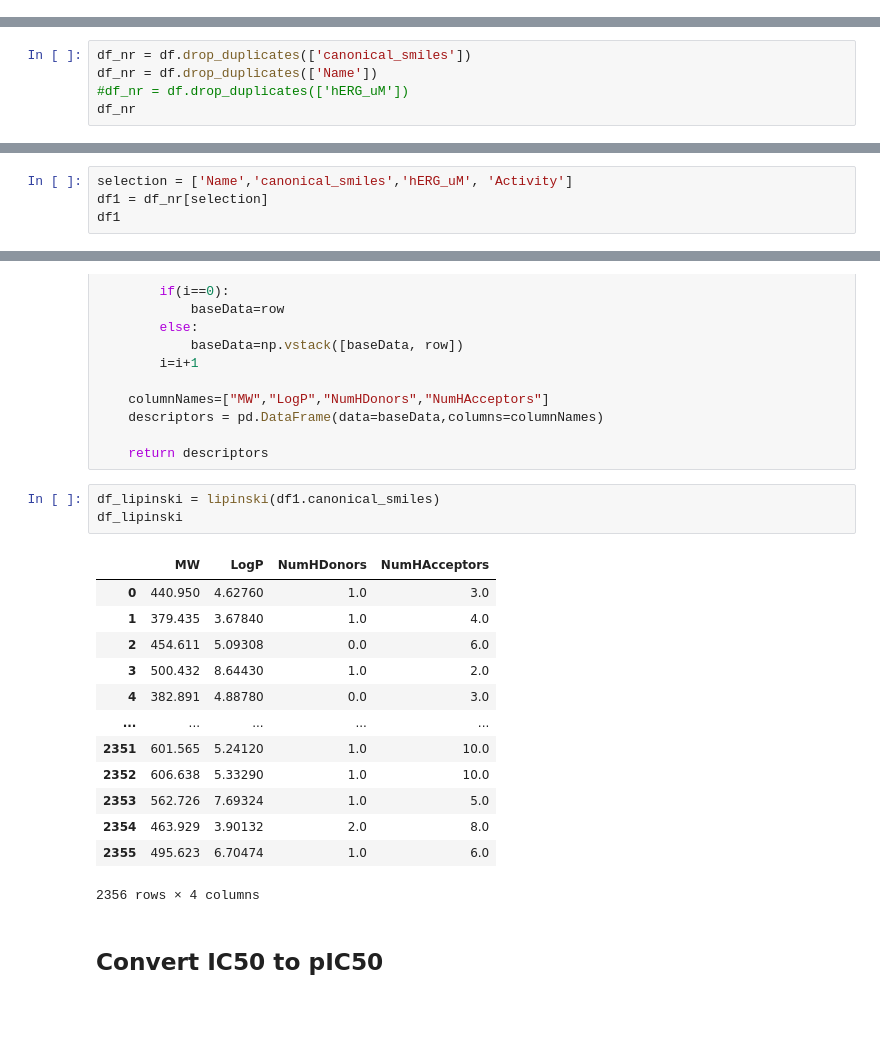
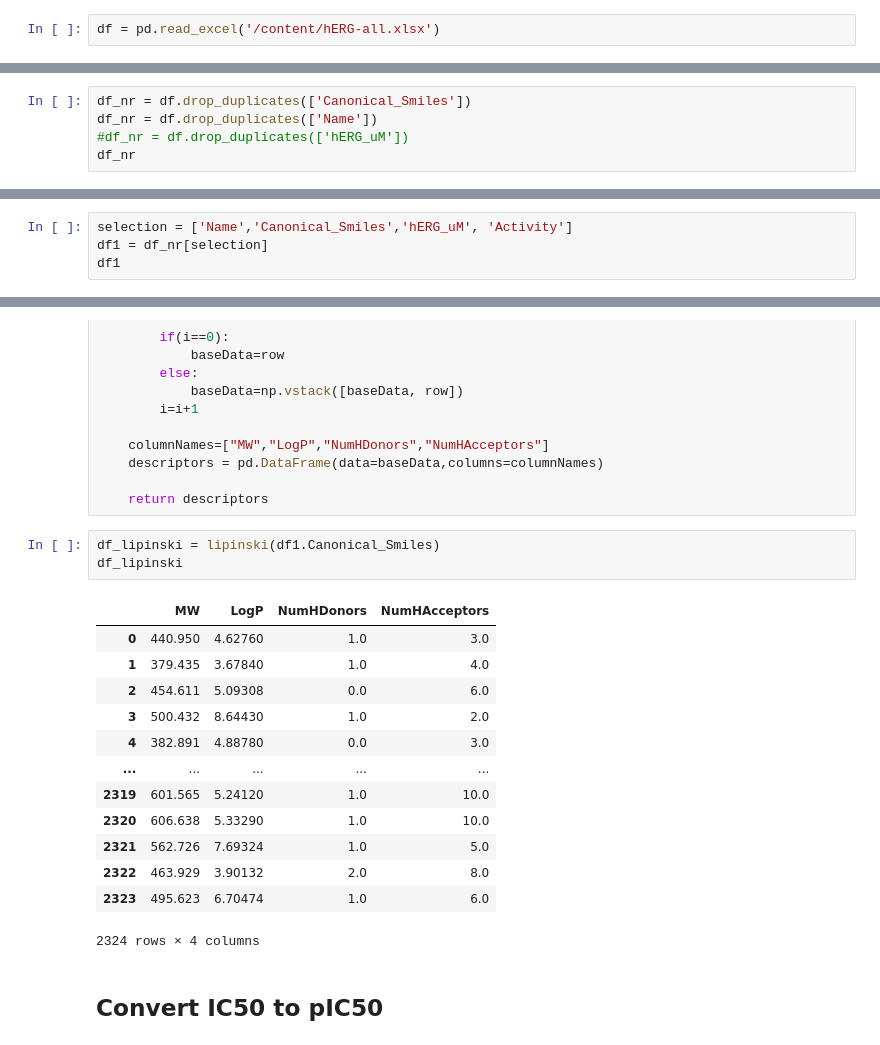
Before and after one commit to Jahan08/hERG-web-app, a Jupyter notebook: hERG-web-app.ipynb, the cells around one changed output, grey strips where cells are left out. Cells and saved outputs as stored; diff of their text form; blank space fills up the shorter version.

```diff
--- a/hERG-web-app.ipynb
+++ b/hERG-web-app.ipynb
@@ -6,0 +5,2 @@ df = pd.read_csv('/content/hERG_IC50_nM.csv', header = 0)
+# %%
+df = pd.read_excel('/content/hERG-all.xlsx')
@@ -7,5 +25,5 @@ df = pd.read_csv('/content/hERG_IC50_nM.csv', header = 0)
 # %%
-df_nr = df.drop_duplicates(['canonical_smiles'])
+df_nr = df.drop_duplicates(['Canonical_Smiles'])
 df_nr = df.drop_duplicates(['Name'])
 #df_nr = df.drop_duplicates(['hERG_uM'])
 df_nr
@@ -26,5 +44,5 @@ df_nr
 # %%
-selection = ['Name','canonical_smiles','hERG_uM', 'Activity']
+selection = ['Name','Canonical_Smiles','hERG_uM', 'Activity']
 df1 = df_nr[selection]
 df1
 # %% [output]
@@ -105,22 +123,22 @@ def lipinski(smiles, verbose=False):
 
     return descriptors
 # %%
-df_lipinski = lipinski(df1.canonical_smiles)
+df_lipinski = lipinski(df1.Canonical_Smiles)
 df_lipinski
 # %% [output]
 |  | MW | LogP | NumHDonors | NumHAcceptors |
 | 0 | 440.950 | 4.62760 | 1.0 | 3.0 |
 | 1 | 379.435 | 3.67840 | 1.0 | 4.0 |
 | 2 | 454.611 | 5.09308 | 0.0 | 6.0 |
 | 3 | 500.432 | 8.64430 | 1.0 | 2.0 |
 | 4 | 382.891 | 4.88780 | 0.0 | 3.0 |
 | ... | ... | ... | ... | ... |
-| 2351 | 601.565 | 5.24120 | 1.0 | 10.0 |
-| 2352 | 606.638 | 5.33290 | 1.0 | 10.0 |
-| 2353 | 562.726 | 7.69324 | 1.0 | 5.0 |
-| 2354 | 463.929 | 3.90132 | 2.0 | 8.0 |
-| 2355 | 495.623 | 6.70474 | 1.0 | 6.0 |
+| 2319 | 601.565 | 5.24120 | 1.0 | 10.0 |
+| 2320 | 606.638 | 5.33290 | 1.0 | 10.0 |
+| 2321 | 562.726 | 7.69324 | 1.0 | 5.0 |
+| 2322 | 463.929 | 3.90132 | 2.0 | 8.0 |
+| 2323 | 495.623 | 6.70474 | 1.0 | 6.0 |
-2356 rows × 4 columns
+2324 rows × 4 columns
 # %% [markdown]
 ## Convert IC50 to pIC50
 # %%
```
Also changed, not shown: parts of 18 cells of this notebook.
